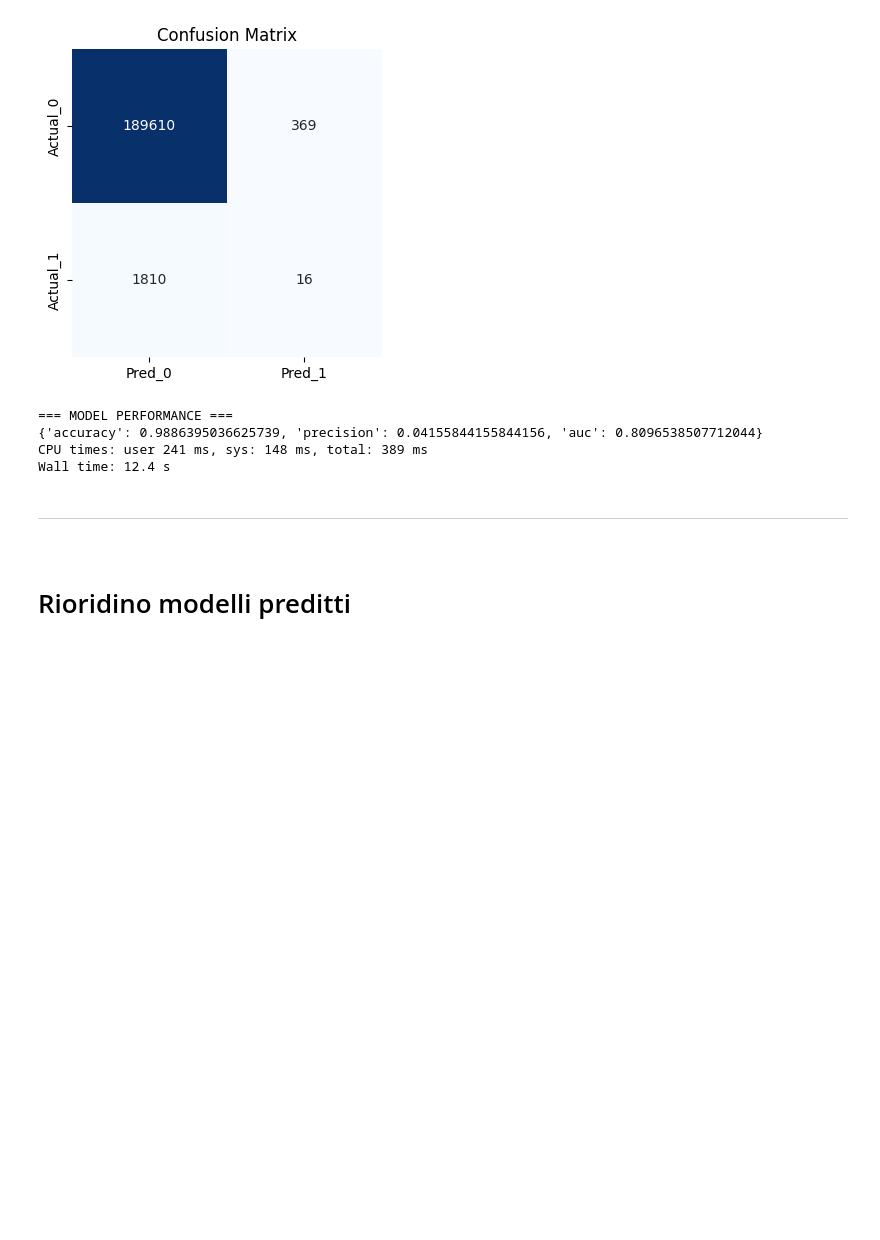
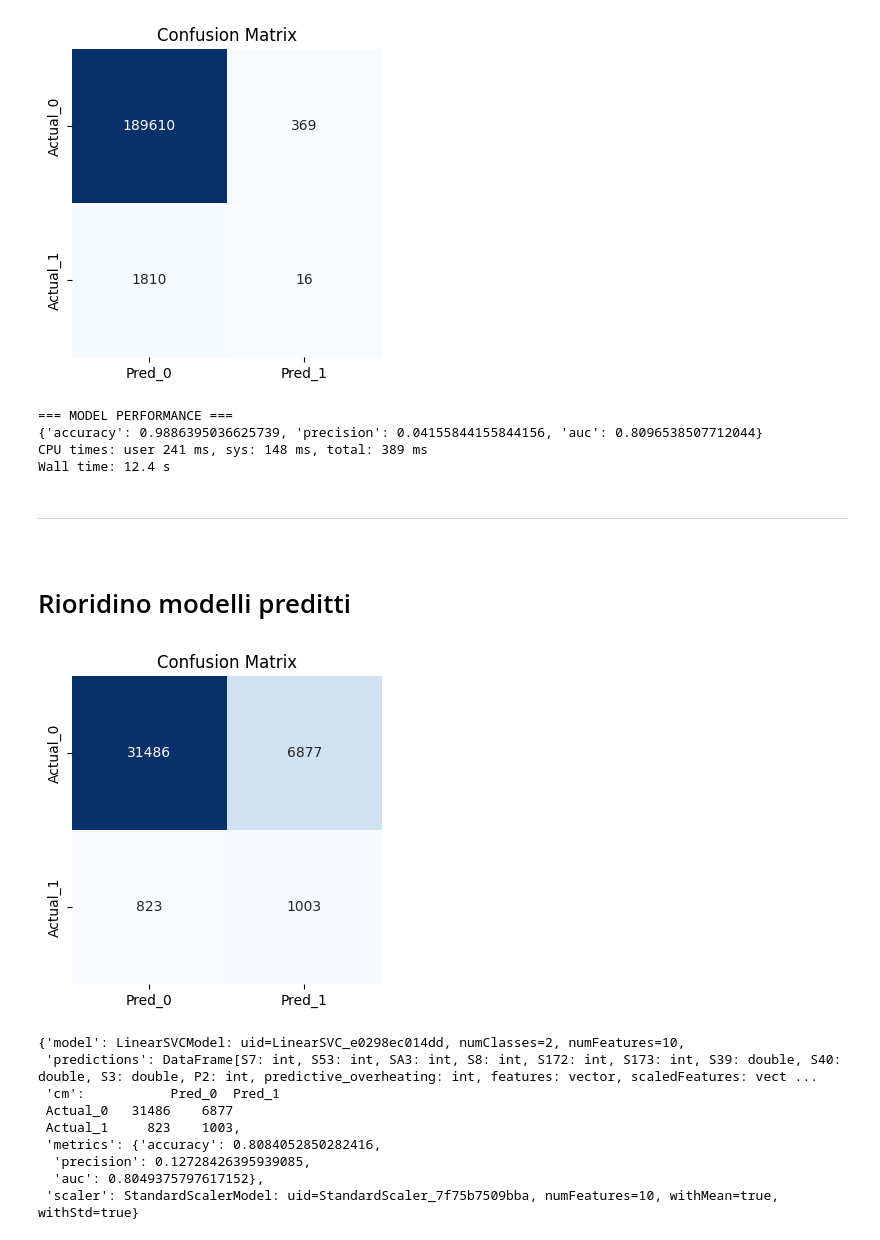
Before and after one commit to RaffaeleSabatini/MAPD2025_proj3, a Jupyter notebook: Group04.ipynb, the cells around one changed output. Cells and saved outputs as stored; diff of their text form; code cells hidden in the pictures; blank space fills up the shorter version.

Commit message:
generalizzazione algoritmi predictive

```diff
--- a/Group04.ipynb
+++ b/Group04.ipynb
@@ -2123,0 +2236,20 @@ Wall time: 12.4 s
+# %%
+df = df_final_088
+#top_corr_alarm = ["S109","S9","S126"]
+top_corr_alarm = ["S7","S53","SA3","S8","S172","S173","S39","S40","S3","P2"] # per "predictive_overheating"
+target = "predictive_overheating"
+df_data = df.select(*top_corr_alarm,"overheating","predictive_overheating","flag_anomaly","predictive_flag_anomaly")
+# %%
+# --------- SVM ---------
+svm(df_data, top_corr_alarm, target, weight_class1=10)
+# %% [output]
+[figure, added]
+{'model': LinearSVCModel: uid=LinearSVC_e0298ec014dd, numClasses=2, numFeatures=10,
+ 'predictions': DataFrame[S7: int, S53: int, SA3: int, S8: int, S172: int, S173: int, S39: double, S40: double, S3: double, P2: int, predictive_overheating: int, features: vector, scaledFeatures: vect ...
+ 'cm':           Pred_0  Pred_1
+ Actual_0   31486    6877
+ Actual_1     823    1003,
+ 'metrics': {'accuracy': 0.8084052850282416,
+  'precision': 0.12728426395939085,
+  'auc': 0.8049375797617152},
+ 'scaler': StandardScalerModel: uid=StandardScaler_7f75b7509bba, numFeatures=10, withMean=true, withStd=true}
```
Also changed, not shown: parts of 4 cells of this notebook.
